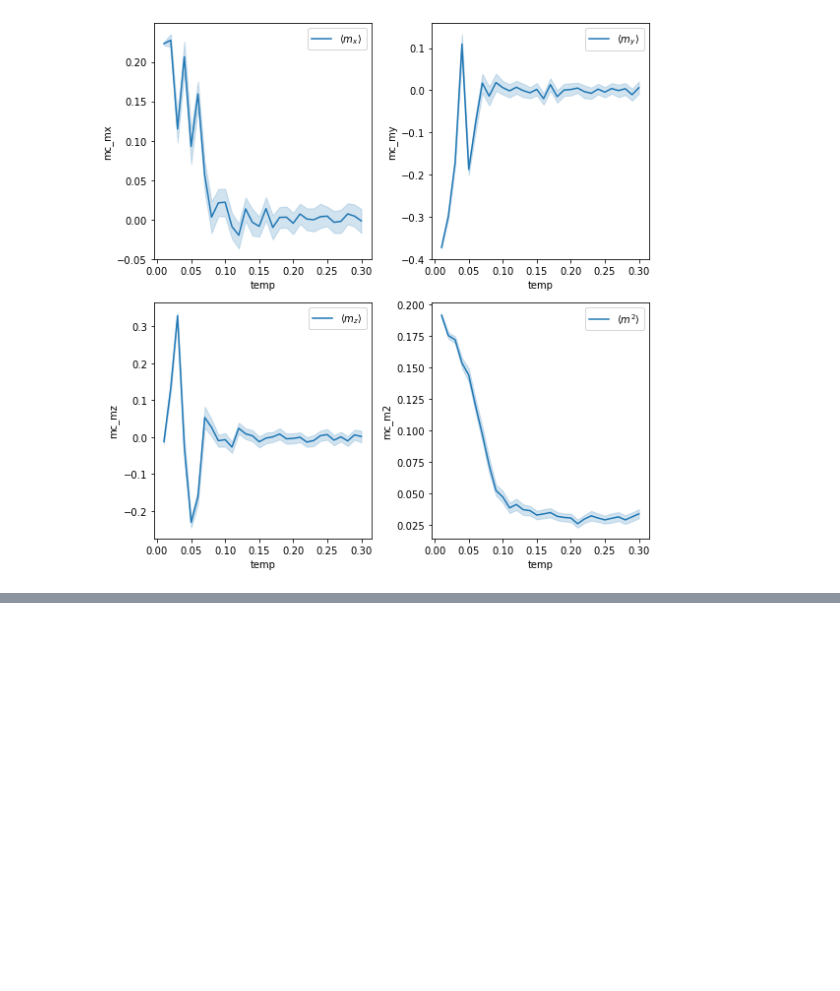
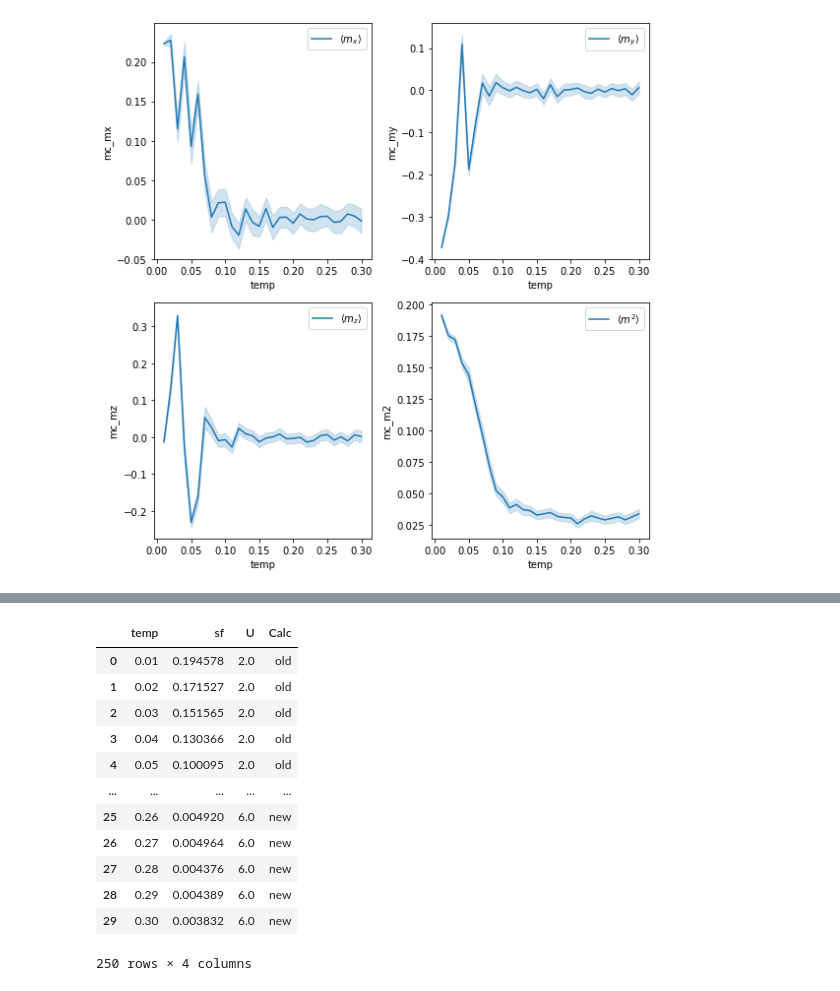
Before and after one commit to Shashi1a/tca_ptca, a Jupyter notebook: spinspincorr.ipynb, the cells around one changed output, grey strips where cells are left out. Cells and saved outputs as stored; diff of their text form; code cells hidden in the pictures; blank space fills up the shorter version.

```diff
--- a/spinspincorr.ipynb
+++ b/spinspincorr.ipynb
@@ -474,0 +569,16 @@ fig.show()
+# %%
+combined_df
+# %% [output]
+|  | temp | sf | U | Calc |
+| 0 | 0.01 | 0.194578 | 2.0 | old |
+| 1 | 0.02 | 0.171527 | 2.0 | old |
+| 2 | 0.03 | 0.151565 | 2.0 | old |
+| 3 | 0.04 | 0.130366 | 2.0 | old |
+| 4 | 0.05 | 0.100095 | 2.0 | old |
+| ... | ... | ... | ... | ... |
+| 25 | 0.26 | 0.004920 | 6.0 | new |
+| 26 | 0.27 | 0.004964 | 6.0 | new |
+| 27 | 0.28 | 0.004376 | 6.0 | new |
+| 28 | 0.29 | 0.004389 | 6.0 | new |
+| 29 | 0.30 | 0.003832 | 6.0 | new |
+250 rows × 4 columns
```
Also changed, not shown: parts of 14 cells of this notebook.
